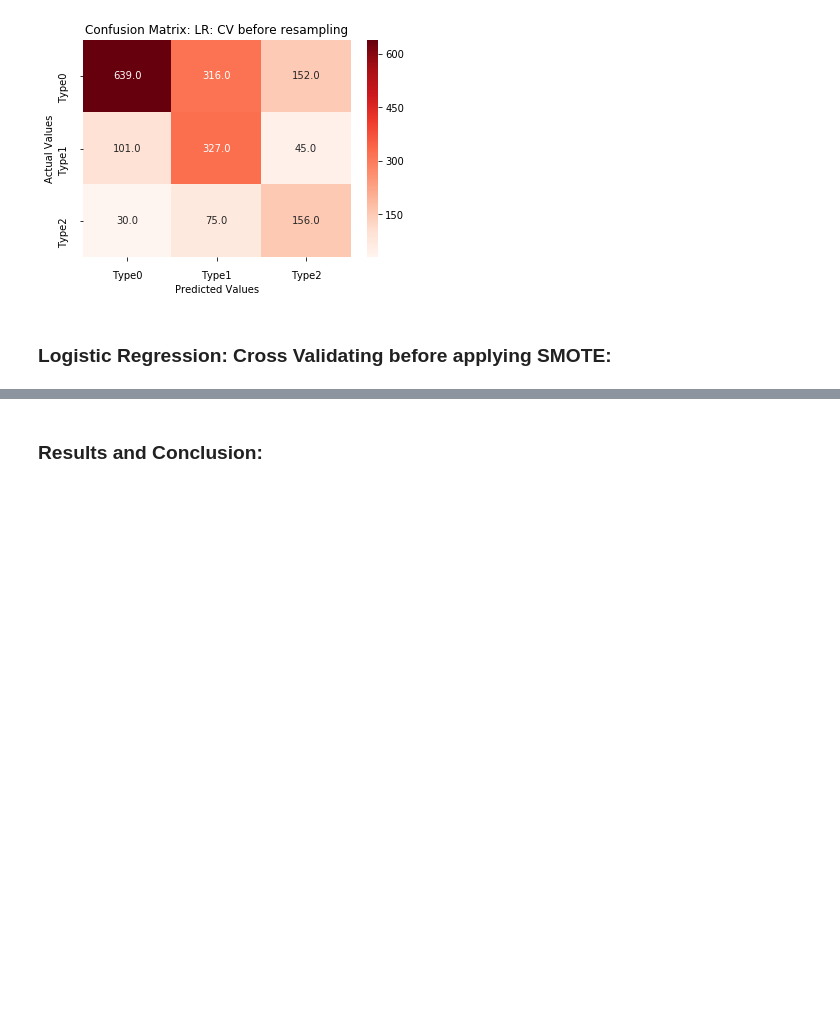
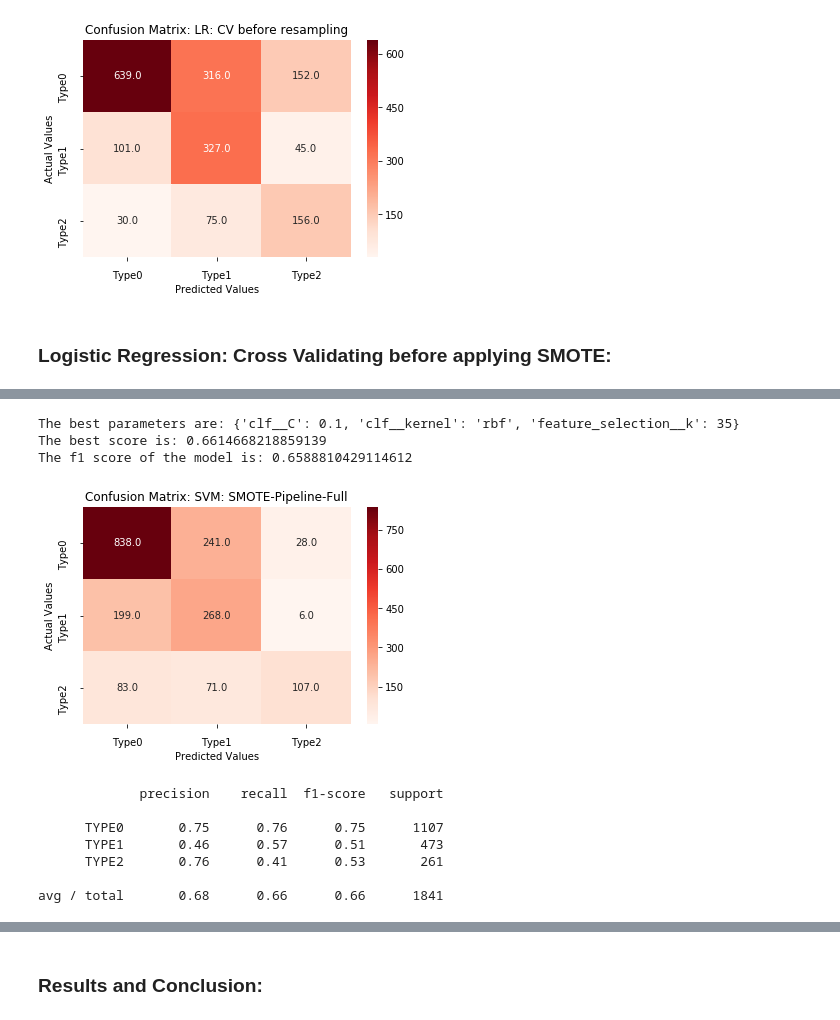
Before and after one commit to sjanawade/Machine-learning-on-unbalanced-dataset, a Jupyter notebook: SMOTE Project - Master.ipynb, the cells around one changed output, grey strips where cells are left out. Drawn from its saved outputs; the diff is of its cells as text; code cells hidden in the pictures; blank space fills up the shorter version.

```diff
--- a/SMOTE Project - Master.ipynb
+++ b/SMOTE Project - Master.ipynb
@@ -1009,0 +935,36 @@ The f1 score of the model is: 0.613796849538
+# %%
+### SVM Pipeline ###
+skf = StratifiedKFold()
+selectKB = SelectKBest()
+pipe_new = imbPipeline([('oversample', SMOTE(ratio= {'TYPE1' : 1600, 'TYPE2' : 1600}, random_state=22)),
+                        ('feature_selection', selectKB),
+                        ('clf', SVC(random_state=22))])
+
+parameters = {'clf__C':[0.01, 0.1, 1, 10],'clf__kernel': ['rbf'],
+              'feature_selection__k':[10, 20, 30, 35]}
+grid_svm_new = GridSearchCV(pipe_new, parameters, n_jobs=-1, scoring='f1_micro', cv= skf)
+
+grid_svm_new.fit(x_train, y_train)
+### Printing the best parameters found and the best score ###
+print('The best parameters are: ' + str(grid_svm_new.best_params_))
+print('The best score is: '+ str(grid_svm_new.best_score_))
+
+
+### Getting predictions and evaluation metrics on the test set ###
+model_name = 'SVM: SMOTE-Pipeline-Full'
+y_pred_svm_new = grid_svm_new.predict(x_test)
+print('The f1 score of the model is: ' + str(f1_score(y_test, y_pred_svm_new, average= 'micro')))
+make_confusion_matrix(confusion_matrix(y_test, y_pred_svm_new), model_name = model_name)
+print(classification_report(y_test, y_pred_svm_new))
+# %% [output]
+The best parameters are: {'clf__C': 0.1, 'clf__kernel': 'rbf', 'feature_selection__k': 35}
+The best score is: 0.6614668218859139
+The f1 score of the model is: 0.6588810429114612
+[figure, added]
+             precision    recall  f1-score   support
+
+      TYPE0       0.75      0.76      0.75      1107
+      TYPE1       0.46      0.57      0.51       473
+      TYPE2       0.76      0.41      0.53       261
+
+avg / total       0.68      0.66      0.66      1841
```
Also changed, not shown: parts of 41 cells of this notebook.
